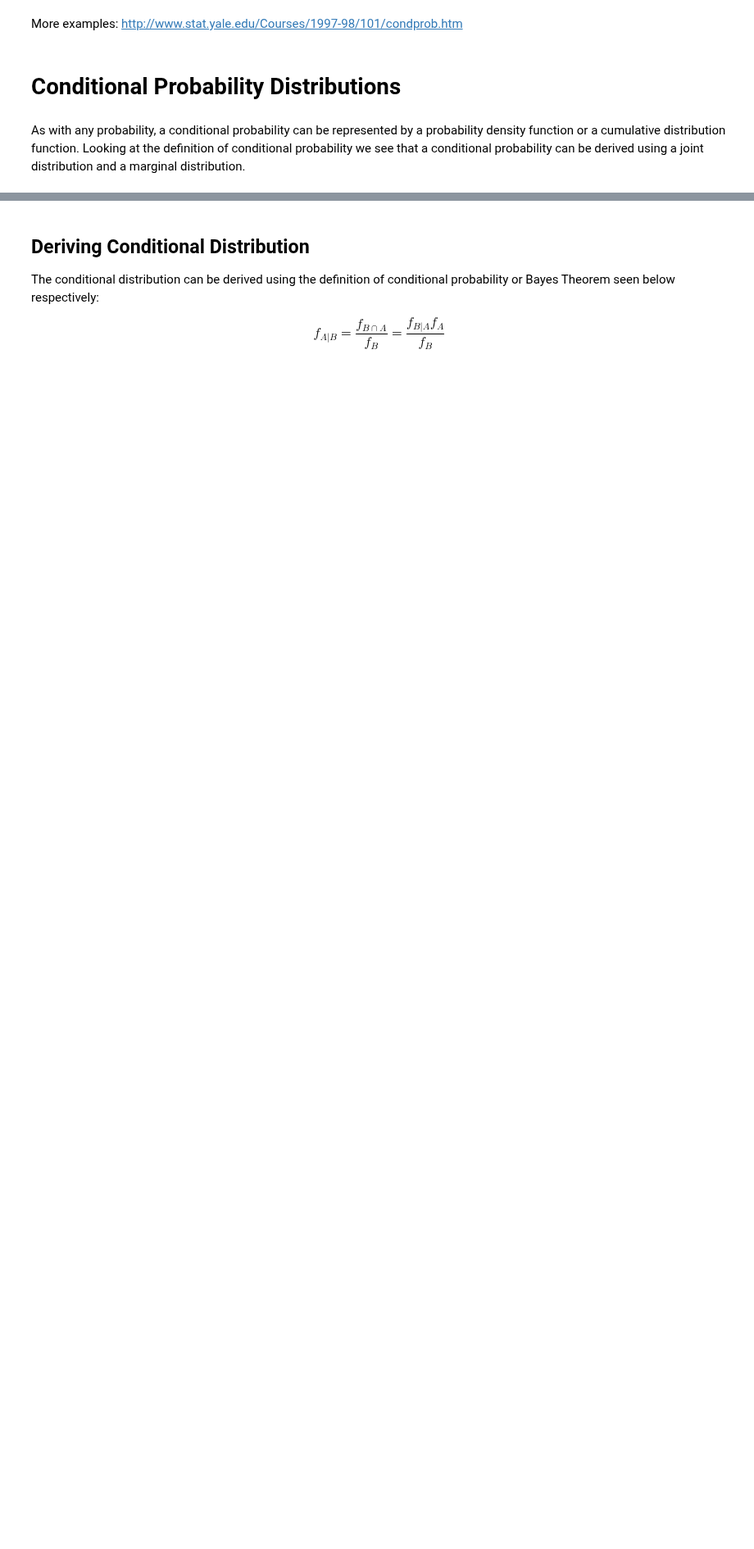
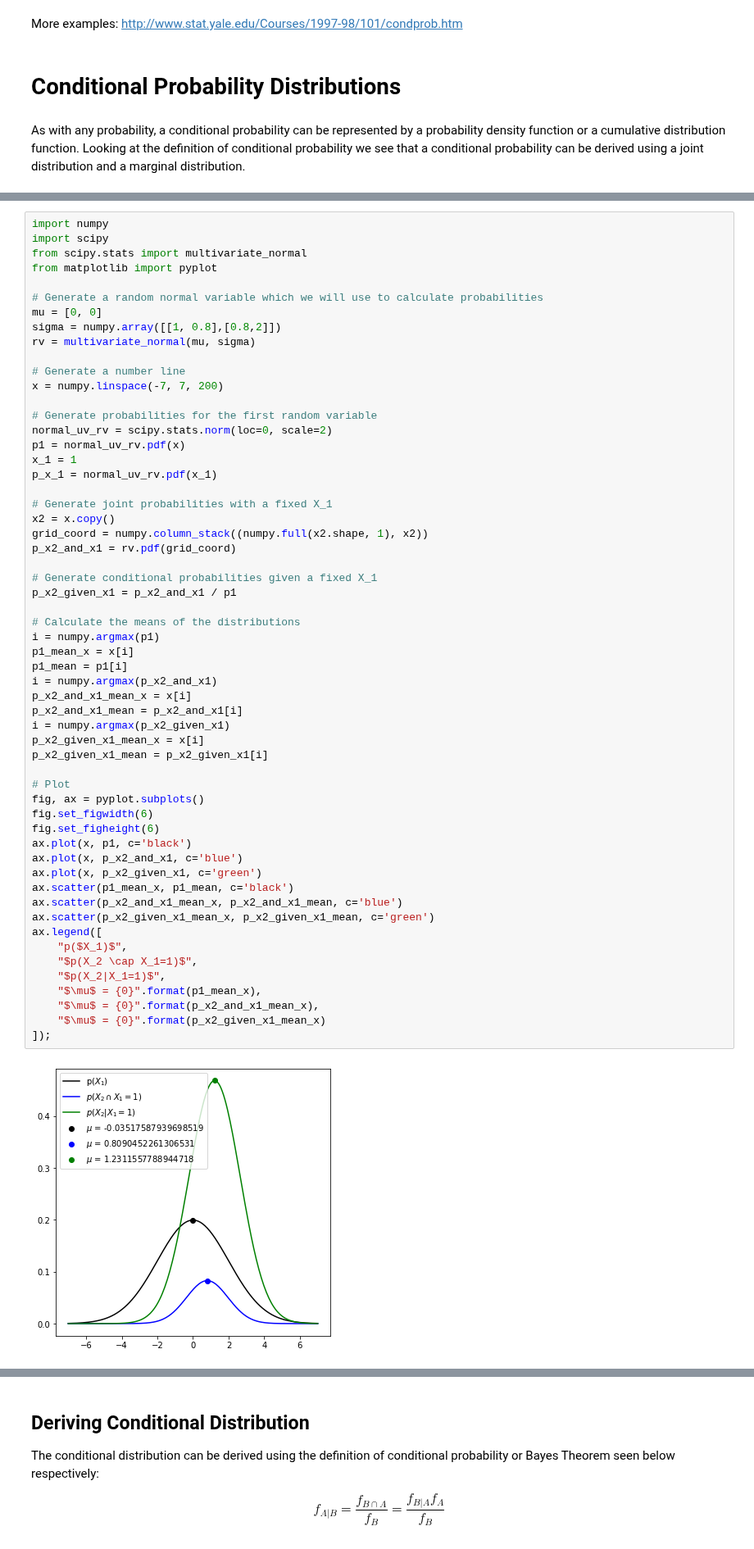
Before and after one commit to taylor-schneider/ml-training-jupyter-notebooks, a Jupyter notebook: Mathematics/Probability/Conditional Probability.ipynb, the cells around one changed output, grey strips where cells are left out. Shown at 82% size. Drawn from its saved outputs; the diff is of its cells as text; blank space fills up the shorter version.

```diff
--- a/Mathematics/Probability/Conditional Probability.ipynb
+++ b/Mathematics/Probability/Conditional Probability.ipynb
@@ -182,0 +131,59 @@ As with any probability, a conditional probability can be represented by a proba
+# %%
+import numpy
+import scipy
+from scipy.stats import multivariate_normal
+from matplotlib import pyplot
+
+# Generate a random normal variable which we will use to calculate probabilities
+mu = [0, 0]
+sigma = numpy.array([[1, 0.8],[0.8,2]])
+rv = multivariate_normal(mu, sigma)
+
+# Generate a number line
+x = numpy.linspace(-7, 7, 200)
+
+# Generate probabilities for the first random variable
+normal_uv_rv = scipy.stats.norm(loc=0, scale=2)
+p1 = normal_uv_rv.pdf(x)
+x_1 = 1
+p_x_1 = normal_uv_rv.pdf(x_1)
+
+# Generate joint probabilities with a fixed X_1
+x2 = x.copy()
+grid_coord = numpy.column_stack((numpy.full(x2.shape, 1), x2))
+p_x2_and_x1 = rv.pdf(grid_coord)
+
+# Generate conditional probabilities given a fixed X_1
+p_x2_given_x1 = p_x2_and_x1 / p1
+
+# Calculate the means of the distributions
+i = numpy.argmax(p1)
+p1_mean_x = x[i]
+p1_mean = p1[i]
+i = numpy.argmax(p_x2_and_x1)
+p_x2_and_x1_mean_x = x[i]
+p_x2_and_x1_mean = p_x2_and_x1[i]
+i = numpy.argmax(p_x2_given_x1)
+p_x2_given_x1_mean_x = x[i]
+p_x2_given_x1_mean = p_x2_given_x1[i]
+
+# Plot
+fig, ax = pyplot.subplots()
+fig.set_figwidth(6)
+fig.set_figheight(6)
+ax.plot(x, p1, c='black')
+ax.plot(x, p_x2_and_x1, c='blue')
+ax.plot(x, p_x2_given_x1, c='green')
+ax.scatter(p1_mean_x, p1_mean, c='black')
+ax.scatter(p_x2_and_x1_mean_x, p_x2_and_x1_mean, c='blue')
+ax.scatter(p_x2_given_x1_mean_x, p_x2_given_x1_mean, c='green')
+ax.legend([
+    "p($X_1)$",
+    "$p(X_2 \cap X_1=1)$",
+    "$p(X_2|X_1=1)$",
+    "$\mu$ = {0}".format(p1_mean_x),
+    "$\mu$ = {0}".format(p_x2_and_x1_mean_x),
+    "$\mu$ = {0}".format(p_x2_given_x1_mean_x)
+]);
+# %% [output]
+[figure, added]
```
Also changed, not shown: parts of 21 cells of this notebook, 36 other files.
